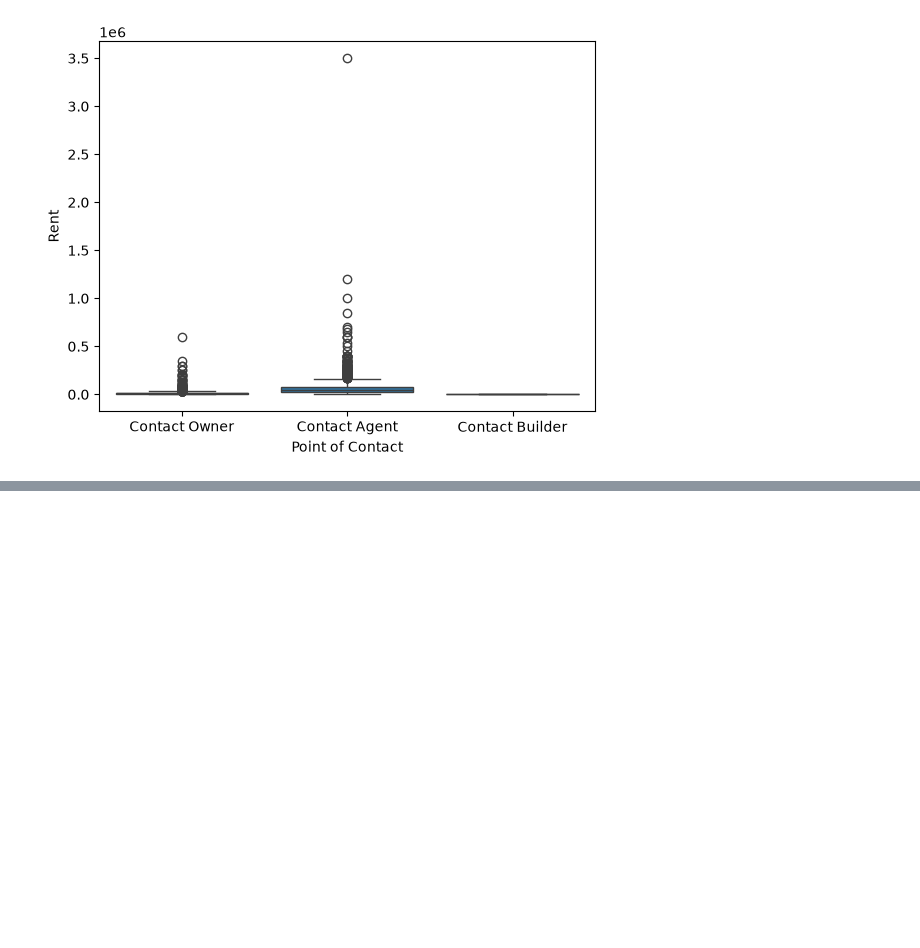
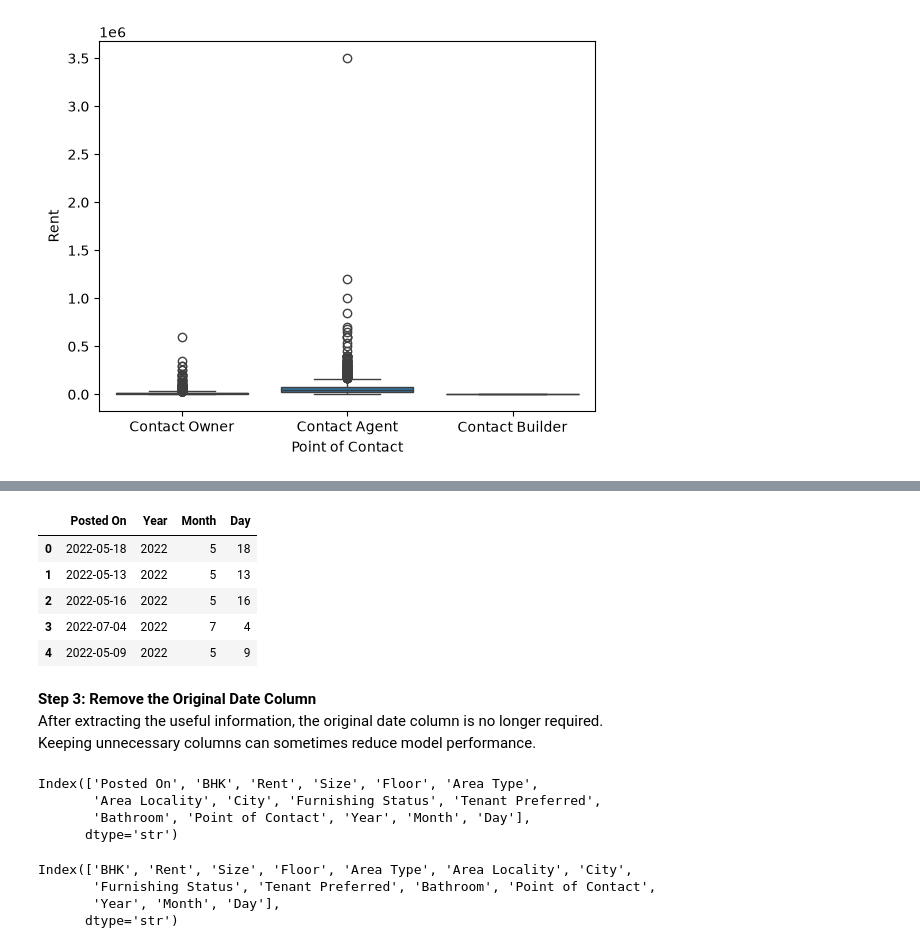
Before and after one commit to MOSTAFASEIKH/HRP, a Jupyter notebook: notebooks/HRP.ipynb, the cells around one changed output, grey strips where cells are left out. Drawn from its saved outputs; the diff is of its cells as text; code cells hidden in the pictures; blank space fills up the shorter version.

```diff
--- a/notebooks/HRP.ipynb
+++ b/notebooks/HRP.ipynb
@@ -186,0 +196,3 @@ plt.show()
+# %%
+df['Posted On']=pd.to_datetime(df['Posted On'])
+df['Posted On'].dtype
@@ -186,0 +209,23 @@ plt.show()
+# %%
+df['Year']=df['Posted On'].dt.year
+df['Month']=df['Posted On'].dt.month
+df['Day']=df['Posted On'].dt.day
+df[['Posted On','Year','Month','Day']].head()
+# %% [output]
+|  | Posted On | Year | Month | Day |
+| 0 | 2022-05-18 | 2022 | 5 | 18 |
+| 1 | 2022-05-13 | 2022 | 5 | 13 |
+| 2 | 2022-05-16 | 2022 | 5 | 16 |
+| 3 | 2022-07-04 | 2022 | 7 | 4 |
+| 4 | 2022-05-09 | 2022 | 5 | 9 |
+# %% [markdown]
+**Step 3: Remove the Original Date Column**<br>
+After extracting the useful information, the original date column is no longer required.<br>
+Keeping unnecessary columns can sometimes reduce model performance.
+# %%
+df.columns
+# %% [output]
+Index(['Posted On', 'BHK', 'Rent', 'Size', 'Floor', 'Area Type',
+       'Area Locality', 'City', 'Furnishing Status', 'Tenant Preferred',
+       'Bathroom', 'Point of Contact', 'Year', 'Month', 'Day'],
+      dtype='str')
@@ -186,0 +234,7 @@ plt.show()
+# %%
+df.columns
+# %% [output]
+Index(['BHK', 'Rent', 'Size', 'Floor', 'Area Type', 'Area Locality', 'City',
+       'Furnishing Status', 'Tenant Preferred', 'Bathroom', 'Point of Contact',
+       'Year', 'Month', 'Day'],
+      dtype='str')
```
Also changed, not shown: parts of 5 cells of this notebook.
